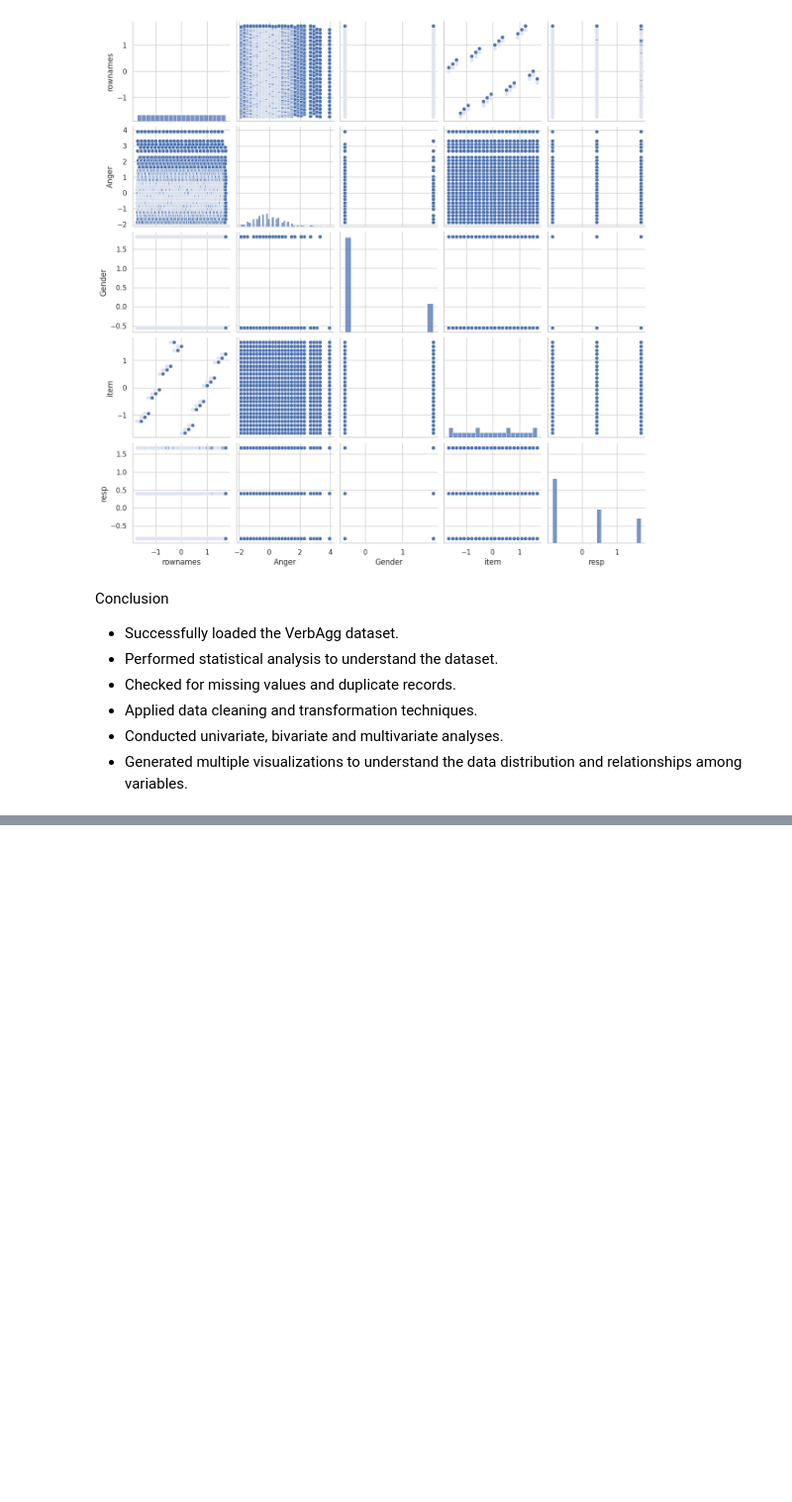
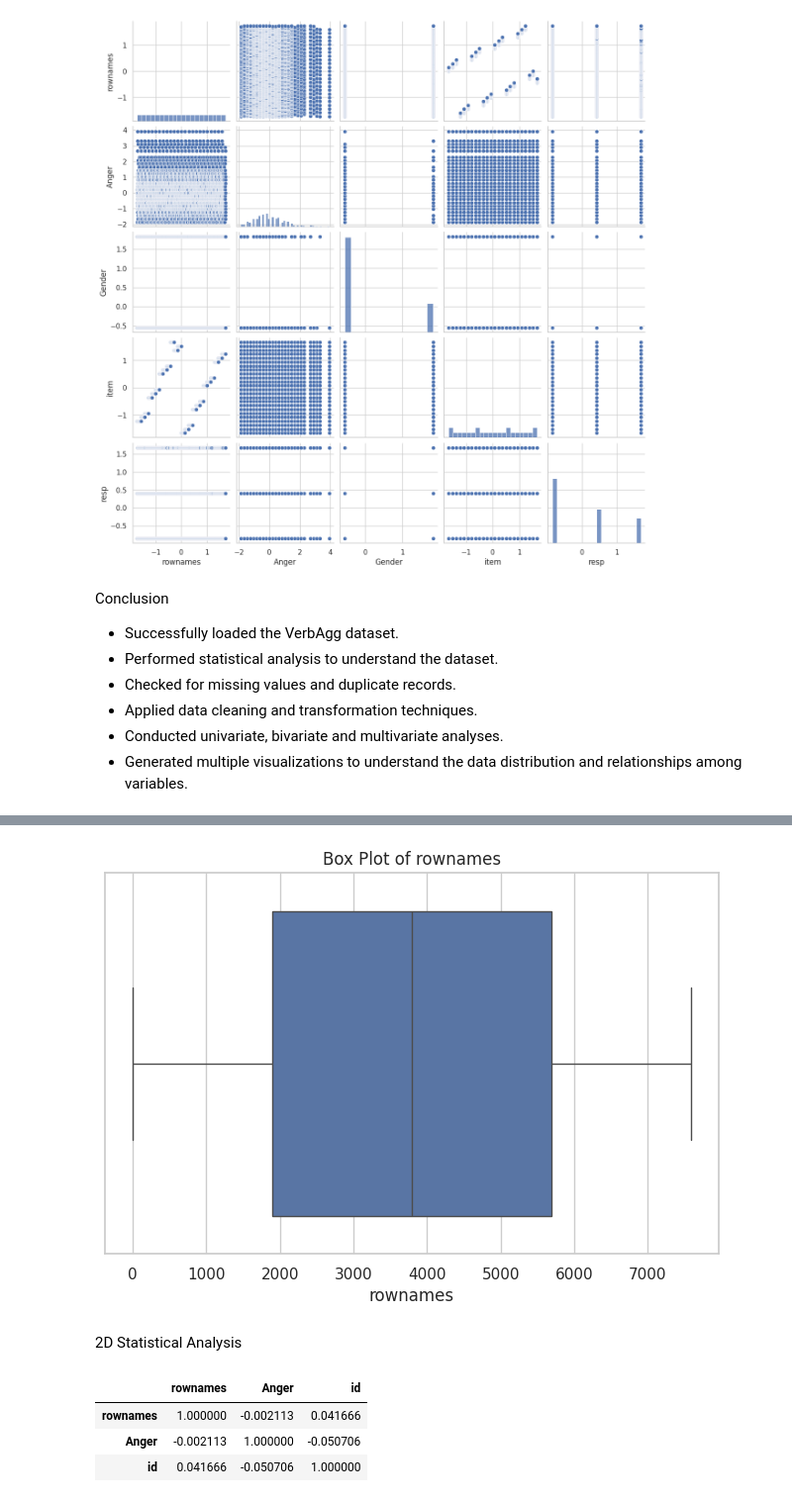
Before and after one commit to Ishita1609/Ishita-Singh, a Jupyter notebook: EDA_Phase1.ipynb, the cells around one changed output, grey strips where cells are left out. Shown at 99% size. Cells and saved outputs as stored; diff of their text form; code cells hidden in the pictures; blank space fills up the shorter version.

```diff
--- a/EDA_Phase1.ipynb
+++ b/EDA_Phase1.ipynb
@@ -256,0 +332,28 @@ Conclusion
+# %%
+# Box plot
+
+plt.figure(figsize=(8,5))
+
+sns.boxplot(
+    x=df_phase2[numeric_cols[0]]
+)
+
+plt.title(f"Box Plot of {numeric_cols[0]}")
+plt.xlabel(numeric_cols[0])
+
+plt.show()
+# %% [output]
+[figure, added]
+# %% [markdown]
+2D Statistical Analysis
+# %%
+# Correlation matrix
+
+correlation = df_phase2[numeric_cols].corr()
+
+correlation
+# %% [output]
+|  | rownames | Anger | id |
+| rownames | 1.000000 | -0.002113 | 0.041666 |
+| Anger | -0.002113 | 1.000000 | -0.050706 |
+| id | 0.041666 | -0.050706 | 1.000000 |
```
Also changed, not shown: parts of 28 cells of this notebook.
